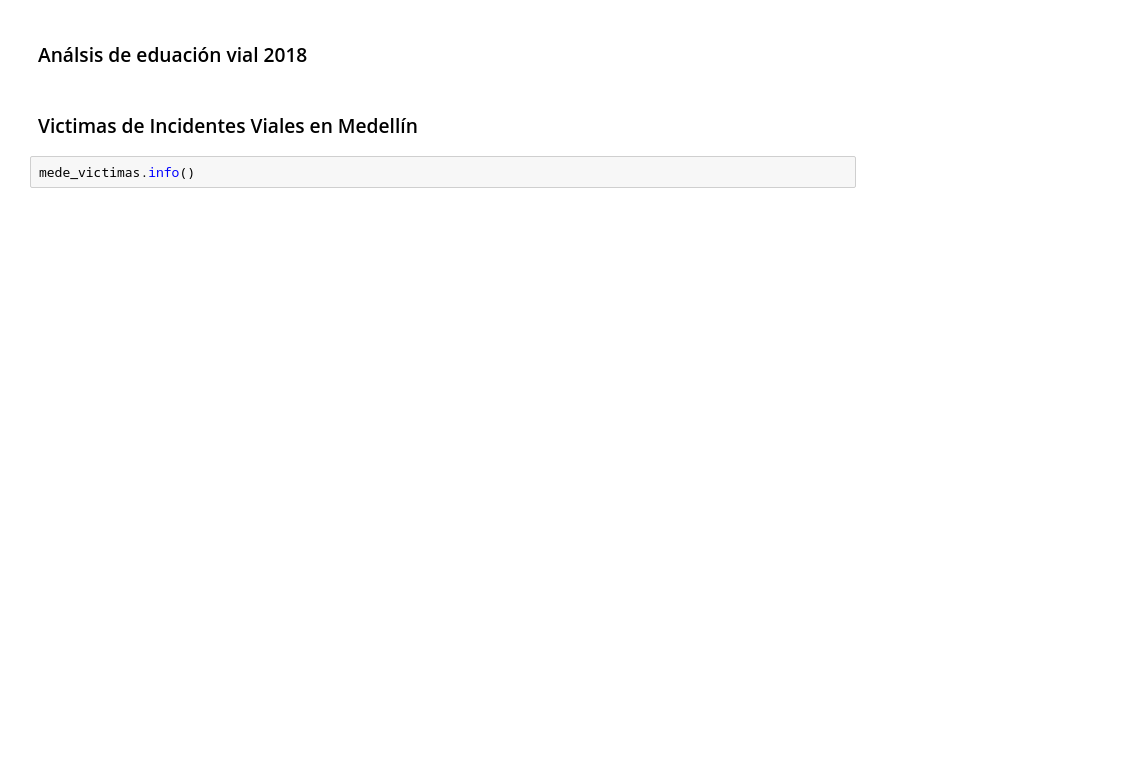
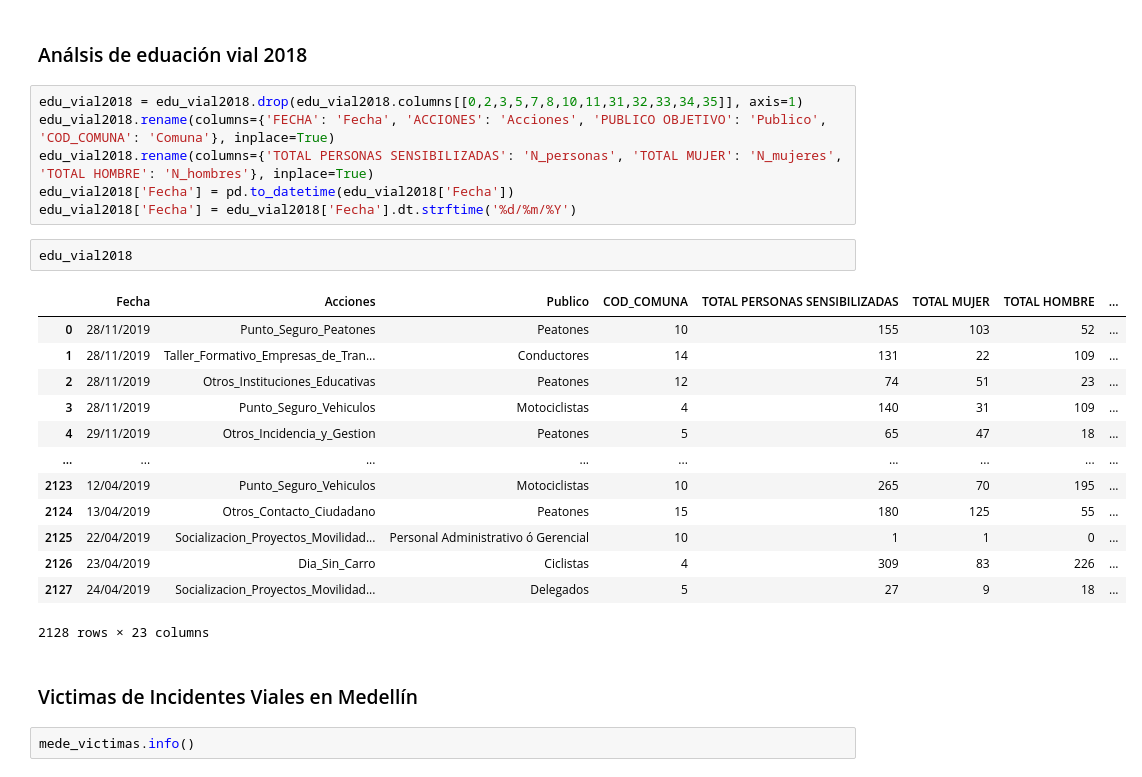
Before and after one commit to SebasMora28/Proyecto_analitica_aplicada, a Jupyter notebook: data_exploration.ipynb, the cells around one changed output. Saved outputs shown, nothing was run; the diff lists cells and outputs as text; blank space fills up the shorter version.

Commit message:
Limpieza dataset educación vial

```diff
--- a/data_exploration.ipynb
+++ b/data_exploration.ipynb
@@ -47,5 +47,27 @@ plt.show()
 # %% [markdown]
 ### Análsis de eduación vial 2018
+# %%
+edu_vial2018 = edu_vial2018.drop(edu_vial2018.columns[[0,2,3,5,7,8,10,11,31,32,33,34,35]], axis=1)
+edu_vial2018.rename(columns={'FECHA': 'Fecha', 'ACCIONES': 'Acciones', 'PUBLICO OBJETIVO': 'Publico', 'COD_COMUNA': 'Comuna'}, inplace=True)
+edu_vial2018.rename(columns={'TOTAL PERSONAS SENSIBILIZADAS': 'N_personas', 'TOTAL MUJER': 'N_mujeres', 'TOTAL HOMBRE': 'N_hombres'}, inplace=True)
+edu_vial2018['Fecha'] = pd.to_datetime(edu_vial2018['Fecha'])
+edu_vial2018['Fecha'] = edu_vial2018['Fecha'].dt.strftime('%d/%m/%Y')
+# %%
+edu_vial2018
+# %% [output]
+|  | Fecha | Acciones | Publico | COD_COMUNA | TOTAL PERSONAS SENSIBILIZADAS | TOTAL MUJER | TOTAL HOMBRE | ... |
+| 0 | 28/11/2019 | Punto_Seguro_Peatones | Peatones | 10 | 155 | 103 | 52 | ... |
+| 1 | 28/11/2019 | Taller_Formativo_Empresas_de_Tran... | Conductores | 14 | 131 | 22 | 109 | ... |
+| 2 | 28/11/2019 | Otros_Instituciones_Educativas | Peatones | 12 | 74 | 51 | 23 | ... |
+| 3 | 28/11/2019 | Punto_Seguro_Vehiculos | Motociclistas | 4 | 140 | 31 | 109 | ... |
+| 4 | 29/11/2019 | Otros_Incidencia_y_Gestion | Peatones | 5 | 65 | 47 | 18 | ... |
+| ... | ... | ... | ... | ... | ... | ... | ... | ... |
+| 2123 | 12/04/2019 | Punto_Seguro_Vehiculos | Motociclistas | 10 | 265 | 70 | 195 | ... |
+| 2124 | 13/04/2019 | Otros_Contacto_Ciudadano | Peatones | 15 | 180 | 125 | 55 | ... |
+| 2125 | 22/04/2019 | Socializacion_Proyectos_Movilidad... | Personal Administrativo ó Gerencial | 10 | 1 | 1 | 0 | ... |
+| 2126 | 23/04/2019 | Dia_Sin_Carro | Ciclistas | 4 | 309 | 83 | 226 | ... |
+| 2127 | 24/04/2019 | Socializacion_Proyectos_Movilidad... | Delegados | 5 | 27 | 9 | 18 | ... |
+2128 rows × 23 columns
 # %% [markdown]
 ### Victimas de Incidentes Viales en Medellín
 # %%
```
Also changed, not shown: parts of 8 cells of this notebook, 1 other file.
